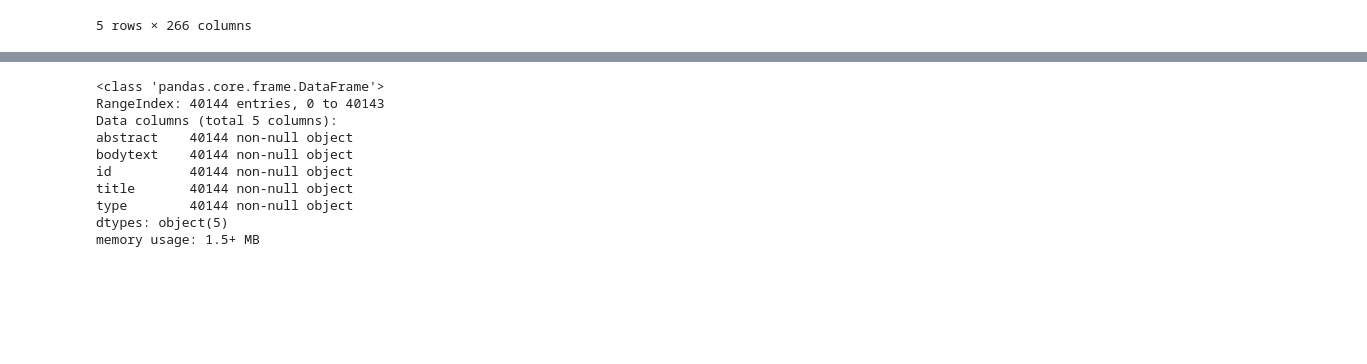
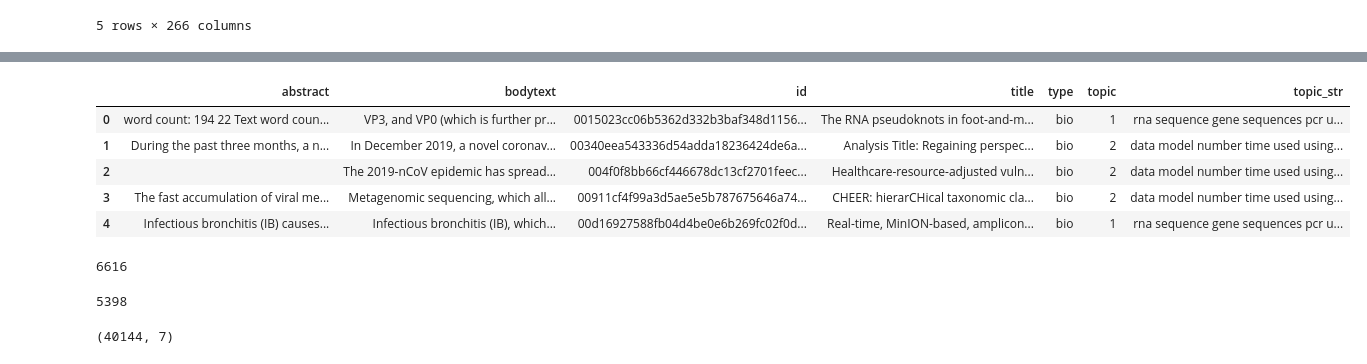
Before and after one commit to rtg901111/Corona-NLP-Project, a Jupyter notebook: Stats 170B Project.ipynb, the cells around one changed output, grey strips where cells are left out. Cells and saved outputs as stored; diff of their text form; code cells hidden in the pictures; blank space fills up the shorter version.

```diff
--- a/Stats 170B Project.ipynb
+++ b/Stats 170B Project.ipynb
@@ -231,0 +251,14 @@ for x in df.columns:
+# %%
+def print_topics(model, count_vectorizer, n_top_words):
+    top_topics = []
+    words = count_vectorizer.get_feature_names()
+    for topic_idx, topic in enumerate(model.components_):
+        print("\nTopic #%d:" % topic_idx)
+        topic = " ".join([words[i] for i in topic.argsort()[:-n_top_words - 1:-1]])
+        top_topics.append(topic)
+        print(topic)
+
+    return top_topics
+
+print("Topics found via LDA:")
+top_topics = print_topics(lda, count_vectorizer, number_words)
@@ -232,13 +285,38 @@ for x in df.columns:
+# %%
+lda = pickle.load(open('initial_lda_model.pk', 'rb'))
+# %%
+doc_topic = lda.transform(count_data)
+# %%
+topic_list = []
+topic_str_list = []
+
+for i in range(doc_topic.shape[0]):
+    topic_most_pr = doc_topic[i].argmax()
+    topic_list.append(topic_most_pr)
+
+    topic_str = top_topics[topic_most_pr]
+    topic_str_list.append(topic_str)
+
+article_df['topic'] = topic_list
+article_df['topic_str'] = topic_str_list
 # %%
-article_df.info()
+article_df.head()
 # %% [output]
-<class 'pandas.core.frame.DataFrame'>
-RangeIndex: 40144 entries, 0 to 40143
-Data columns (total 5 columns):
-abstract    40144 non-null object
-bodytext    40144 non-null object
-id          40144 non-null object
-title       40144 non-null object
-type        40144 non-null object
-dtypes: object(5)
-memory usage: 1.5+ MB
+|  | abstract | bodytext | id | title | type | topic | topic_str |
+| 0 | word count: 194 22 Text word coun... | VP3, and VP0 (which is further pr... | 0015023cc06b5362d332b3baf348d1156... | The RNA pseudoknots in foot-and-m... | bio | 1 | rna sequence gene sequences pcr u... |
+| 1 | During the past three months, a n... | In December 2019, a novel coronav... | 00340eea543336d54adda18236424de6a... | Analysis Title: Regaining perspec... | bio | 2 | data model number time used using... |
+| 2 |  | The 2019-nCoV epidemic has spread... | 004f0f8bb66cf446678dc13cf2701feec... | Healthcare-resource-adjusted vuln... | bio | 2 | data model number time used using... |
+| 3 | The fast accumulation of viral me... | Metagenomic sequencing, which all... | 00911cf4f99a3d5ae5e5b787675646a74... | CHEER: hierarCHical taxonomic cla... | bio | 2 | data model number time used using... |
+| 4 | Infectious bronchitis (IB) causes... | Infectious bronchitis (IB), which... | 00d16927588fb04d4be0e6b269fc02f0d... | Real-time, MinION-based, amplicon... | bio | 1 | rna sequence gene sequences pcr u... |
+# %%
+len(article_df[article_df['topic'] == 6])
+# %% [output]
+6616
+# %%
+len(article_df[article_df['topic'] == 0])
+# %% [output]
+5398
+# %%
+article_df.shape
+# %% [output]
+(40144, 7)
```
Also changed, not shown: parts of 19 cells of this notebook.
